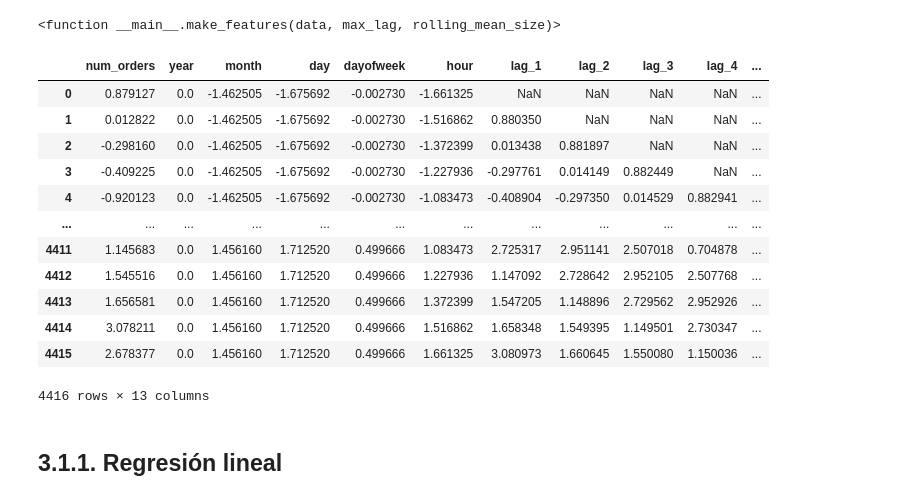
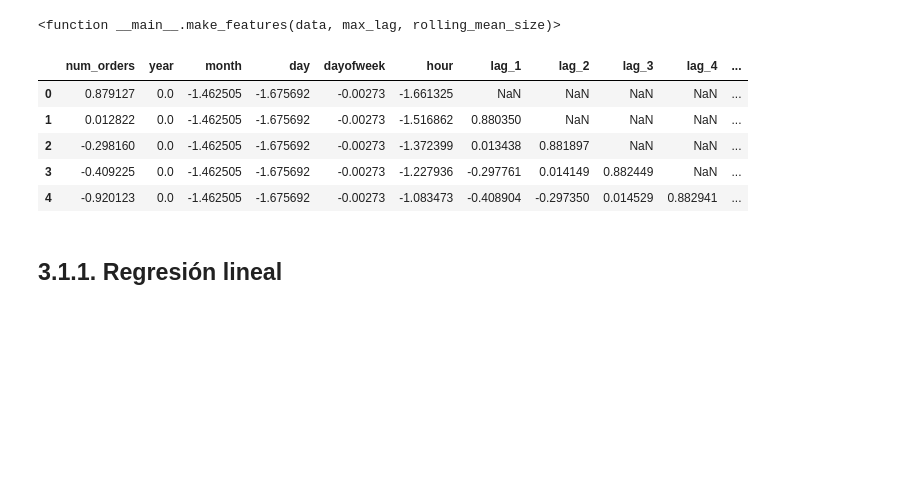
Before and after one commit to wh1tneyr/Sweet-Lift-Taxi, a Jupyter notebook: Sweet lift taxi.ipynb, the cells around one changed output. Saved outputs shown, nothing was run; the diff lists cells and outputs as text; code cells hidden in the pictures; blank space fills up the shorter version.

```diff
--- a/Sweet lift taxi.ipynb
+++ b/Sweet lift taxi.ipynb
@@ -127,25 +131,18 @@ make_features(df_taxis, 6, 10)
 # %%
 #escalar los datos
 scaler = StandardScaler()
 scaler.fit(df_taxis)
 
 data_scaled = pd.DataFrame(scaler.transform(df_taxis), columns=df_taxis.columns)
 
-data_scaled
+data_scaled.head()
 # %% [output]
 |  | num_orders | year | month | day | dayofweek | hour | lag_1 | lag_2 | lag_3 | lag_4 | ... |
-| 0 | 0.879127 | 0.0 | -1.462505 | -1.675692 | -0.002730 | -1.661325 | NaN | NaN | NaN | NaN | ... |
-| 1 | 0.012822 | 0.0 | -1.462505 | -1.675692 | -0.002730 | -1.516862 | 0.880350 | NaN | NaN | NaN | ... |
-| 2 | -0.298160 | 0.0 | -1.462505 | -1.675692 | -0.002730 | -1.372399 | 0.013438 | 0.881897 | NaN | NaN | ... |
-| 3 | -0.409225 | 0.0 | -1.462505 | -1.675692 | -0.002730 | -1.227936 | -0.297761 | 0.014149 | 0.882449 | NaN | ... |
-| 4 | -0.920123 | 0.0 | -1.462505 | -1.675692 | -0.002730 | -1.083473 | -0.408904 | -0.297350 | 0.014529 | 0.882941 | ... |
-| ... | ... | ... | ... | ... | ... | ... | ... | ... | ... | ... | ... |
-| 4411 | 1.145683 | 0.0 | 1.456160 | 1.712520 | 0.499666 | 1.083473 | 2.725317 | 2.951141 | 2.507018 | 0.704878 | ... |
-| 4412 | 1.545516 | 0.0 | 1.456160 | 1.712520 | 0.499666 | 1.227936 | 1.147092 | 2.728642 | 2.952105 | 2.507768 | ... |
-| 4413 | 1.656581 | 0.0 | 1.456160 | 1.712520 | 0.499666 | 1.372399 | 1.547205 | 1.148896 | 2.729562 | 2.952926 | ... |
-| 4414 | 3.078211 | 0.0 | 1.456160 | 1.712520 | 0.499666 | 1.516862 | 1.658348 | 1.549395 | 1.149501 | 2.730347 | ... |
-| 4415 | 2.678377 | 0.0 | 1.456160 | 1.712520 | 0.499666 | 1.661325 | 3.080973 | 1.660645 | 1.550080 | 1.150036 | ... |
+| 0 | 0.879127 | 0.0 | -1.462505 | -1.675692 | -0.00273 | -1.661325 | NaN | NaN | NaN | NaN | ... |
+| 1 | 0.012822 | 0.0 | -1.462505 | -1.675692 | -0.00273 | -1.516862 | 0.880350 | NaN | NaN | NaN | ... |
+| 2 | -0.298160 | 0.0 | -1.462505 | -1.675692 | -0.00273 | -1.372399 | 0.013438 | 0.881897 | NaN | NaN | ... |
+| 3 | -0.409225 | 0.0 | -1.462505 | -1.675692 | -0.00273 | -1.227936 | -0.297761 | 0.014149 | 0.882449 | NaN | ... |
+| 4 | -0.920123 | 0.0 | -1.462505 | -1.675692 | -0.00273 | -1.083473 | -0.408904 | -0.297350 | 0.014529 | 0.882941 | ... |
-4416 rows × 13 columns
 # %%
 #segmentar los conjuntos de entrenamiento, validacion y prueba
 train, valid = train_test_split(data_scaled, shuffle=False, test_size=0.2)
```
Also changed, not shown: parts of 2 cells of this notebook.
